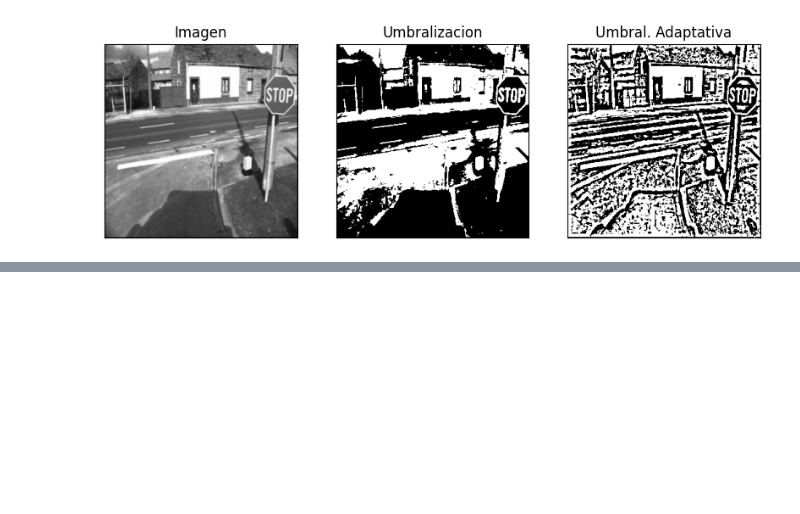
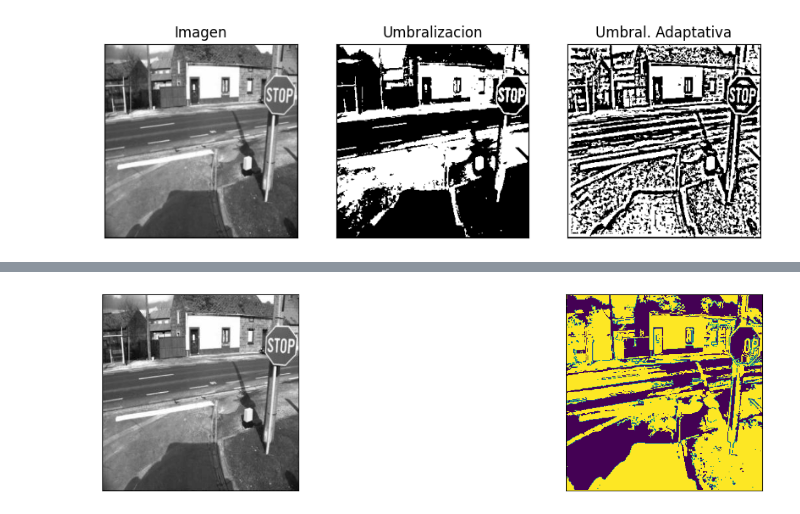
Before and after one commit to felipeZuleta/tia-2024-1s-grupo-6, a Jupyter notebook: Taller4/Taller4.ipynb, the cells around one changed output, grey strips where cells are left out. Cells and saved outputs as stored; diff of their text form; code cells hidden in the pictures; blank space fills up the shorter version.

```diff
--- a/Taller4/Taller4.ipynb
+++ b/Taller4/Taller4.ipynb
@@ -65,0 +124,4 @@ umbral(bicicleta,pare)
+# %%
+segm(pare)
+# %% [output]
+[figure, added]
```
Also changed, not shown: parts of 5 cells of this notebook.
